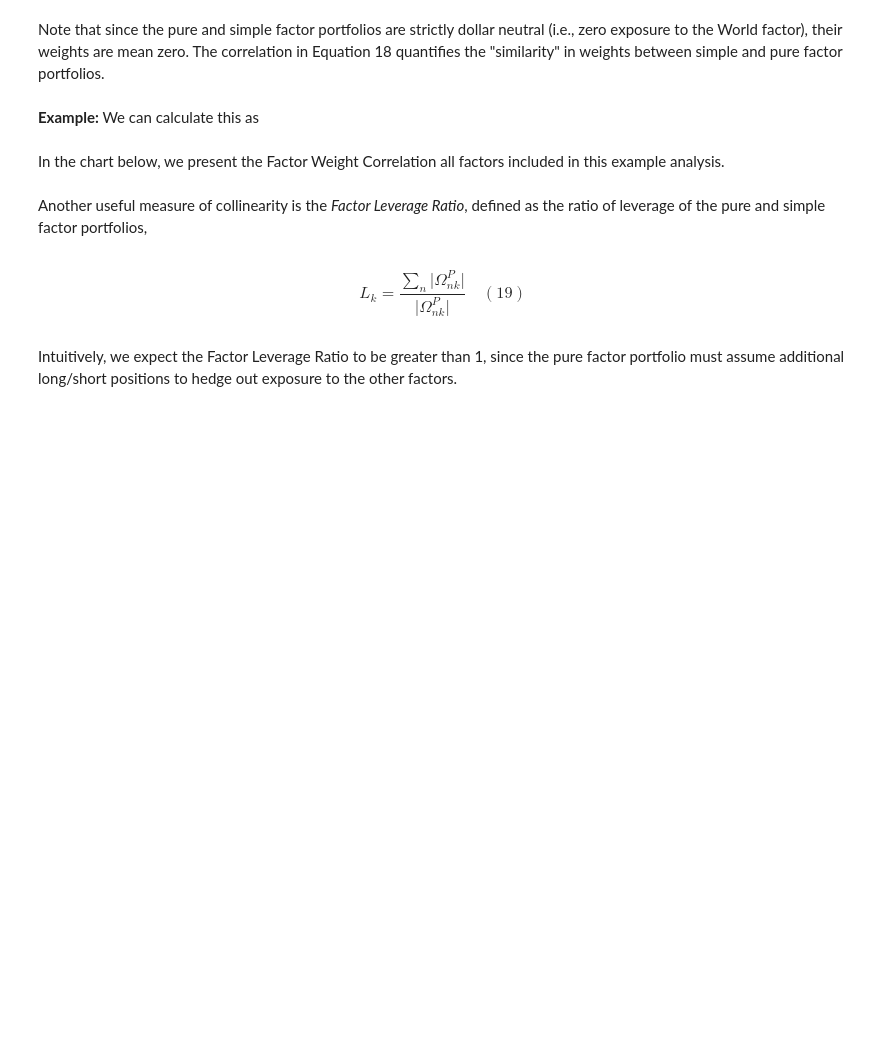
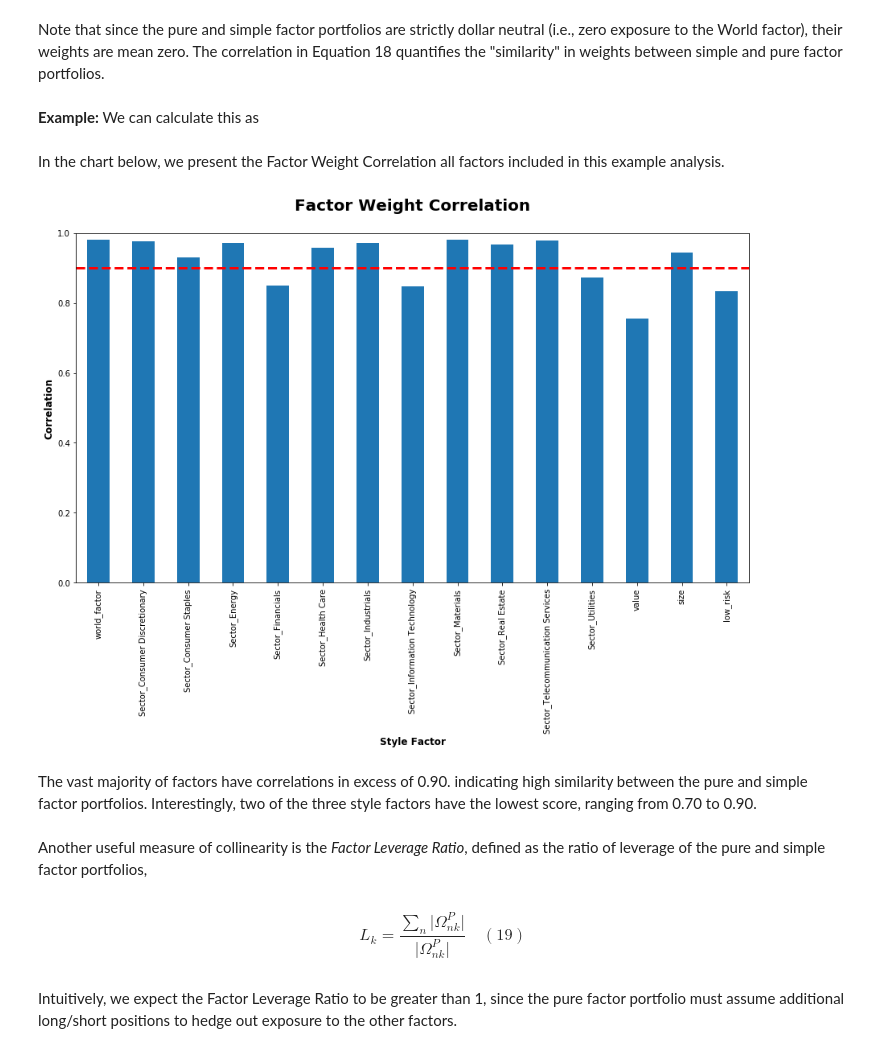
Before and after one commit to chandrab/implementing_papers, a Jupyter notebook: notebooks/Characterstics of Factor Portfolios/characteristics_of_factor_portfolios.ipynb, the cells around one changed output. Drawn from its saved outputs; the diff is of its cells as text; code cells hidden in the pictures; blank space fills up the shorter version.

Commit message:
Update factor weight correlation and intro.

```diff
--- a/notebooks/Characterstics of Factor Portfolios/characteristics_of_factor_portfolios.ipynb
+++ b/notebooks/Characterstics of Factor Portfolios/characteristics_of_factor_portfolios.ipynb
@@ -538,2 +540,11 @@ Note that since the pure and simple factor portfolios are strictly dollar neutra
+# %%
+omega_s = pd.DataFrame(np.dot(df_simple.T, np.diag(v_n.values)), index=df_simple.columns, columns=df_simple.index)
+factor_wgt_corr = []
+
+for factor in omega_s.index:
+    factor_corr = np.corrcoef(omega_s.loc[factor], omega_p.loc[factor])
+    factor_wgt_corr.append(factor_corr[1, 0])
+
+factor_wgt_corr = pd.Series(factor_wgt_corr, index=omega_s.index)
 # %% [markdown]
 In the chart below, we present the Factor Weight Correlation all factors included in this example analysis.
@@ -542,3 +551,14 @@ In the chart below, we present the Factor Weight Correlation all factors include
+# %%
+factor_wgt_corr.plot.bar(figsize=(15, 8))
+plt.title('Factor Weight Correlation\n', fontweight='bold', fontsize=20)
+plt.ylabel('Correlation', fontweight='bold', fontsize=12)
+plt.xlabel('Style Factor', fontweight='bold', fontsize=12)
+plt.axhline(0.90, color='r', linestyle='--', linewidth=3)
+plt.ylim(0, 1);
+# %% [output]
+[figure, added]
+# %% [markdown]
+The vast majority of factors have correlations in excess of 0.90. indicating high similarity between the pure and simple factor portfolios. Interestingly, two of the three style factors have the lowest score, ranging from 0.70 to 0.90.
 # %% [markdown]
 Another useful measure of collinearity is the *Factor Leverage Ratio*, defined as the ratio of leverage of the pure and simple factor portfolios,
 # %% [markdown]
```
Also changed, not shown: parts of 4 cells of this notebook.
